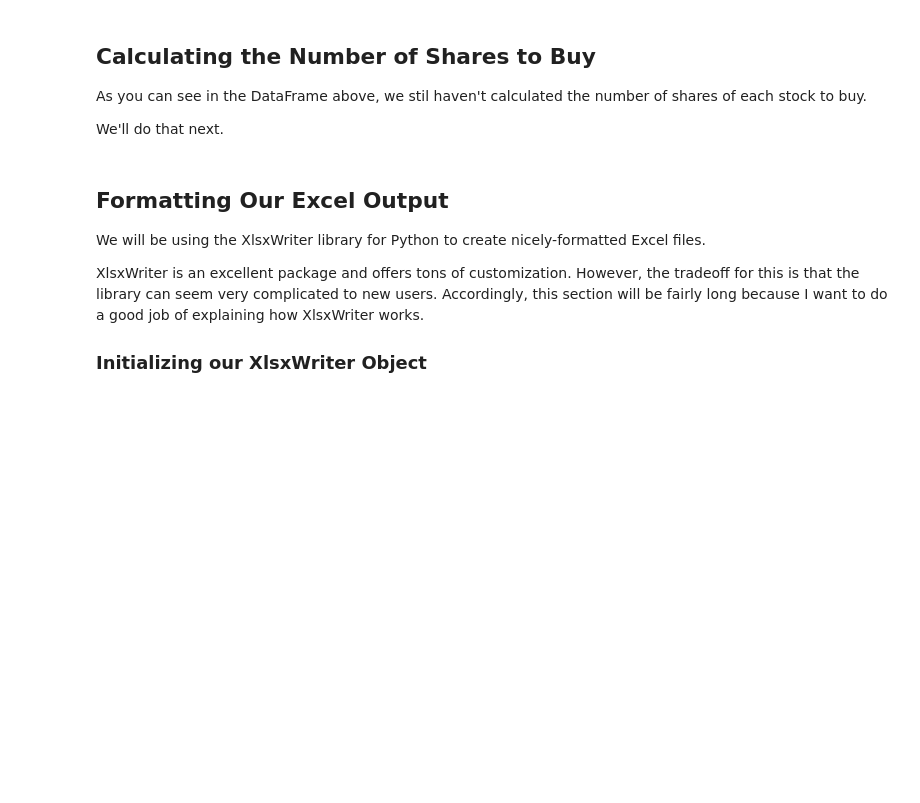
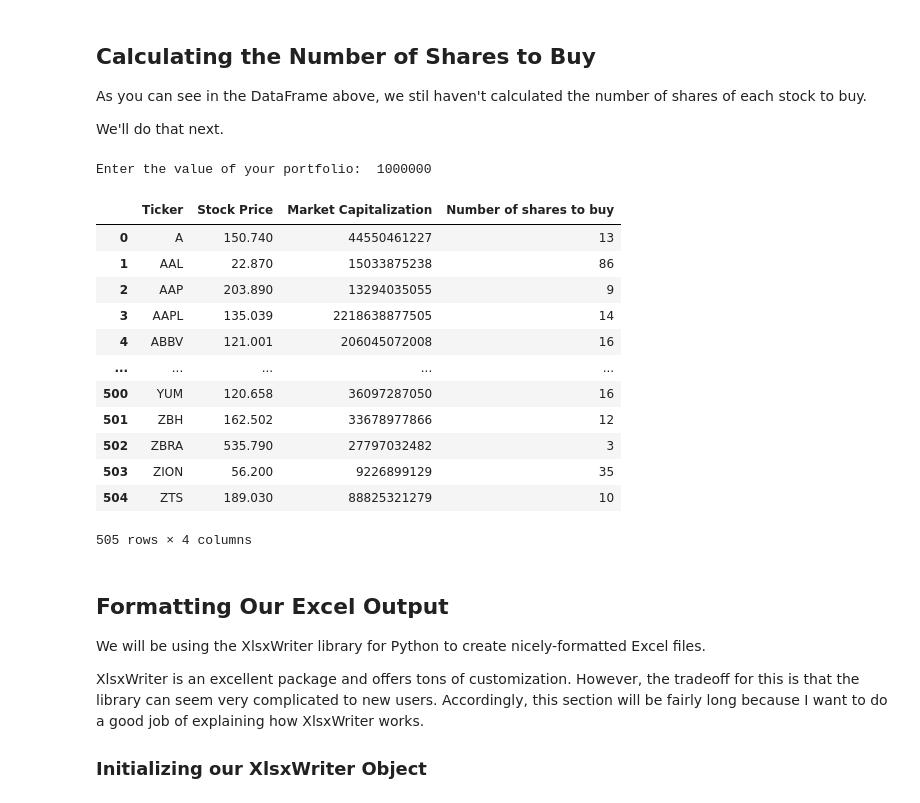
Before and after one commit to jrslww/py-trading, a Jupyter notebook: 001_equal_weight_S&P_500.ipynb, the cells around one changed output. Cells and saved outputs as stored; diff of their text form; code cells hidden in the pictures; blank space fills up the shorter version.

```diff
--- a/001_equal_weight_S&P_500.ipynb
+++ b/001_equal_weight_S&P_500.ipynb
@@ -215,6 +231,33 @@ symbol_groups
 As you can see in the DataFrame above, we stil haven't calculated the number of shares of each stock to buy.
 
 We'll do that next.
+# %%
+portfolio_value = input('Enter the value of your portfolio: ')
+
+try:
+    val = float(portfolio_value)
+except ValueError:
+    print ('Please enter the integer: ')
+
+position_size = val/len(final_dataframe.index)
+for i in range(0, len(final_dataframe.index)):
+    final_dataframe.loc[i, 'Number of shares to buy'] = math.floor(position_size / final_dataframe['Stock Price'][i])
+final_dataframe
+# %% [output]
+Enter the value of your portfolio:  1000000
+|  | Ticker | Stock Price | Market Capitalization | Number of shares to buy |
+| 0 | A | 150.740 | 44550461227 | 13 |
+| 1 | AAL | 22.870 | 15033875238 | 86 |
+| 2 | AAP | 203.890 | 13294035055 | 9 |
+| 3 | AAPL | 135.039 | 2218638877505 | 14 |
+| 4 | ABBV | 121.001 | 206045072008 | 16 |
+| ... | ... | ... | ... | ... |
+| 500 | YUM | 120.658 | 36097287050 | 16 |
+| 501 | ZBH | 162.502 | 33678977866 | 12 |
+| 502 | ZBRA | 535.790 | 27797032482 | 3 |
+| 503 | ZION | 56.200 | 9226899129 | 35 |
+| 504 | ZTS | 189.030 | 88825321279 | 10 |
+505 rows × 4 columns
 # %% [markdown]
 ## Formatting Our Excel Output
 
```
Also changed, not shown: parts of 14 cells of this notebook.
